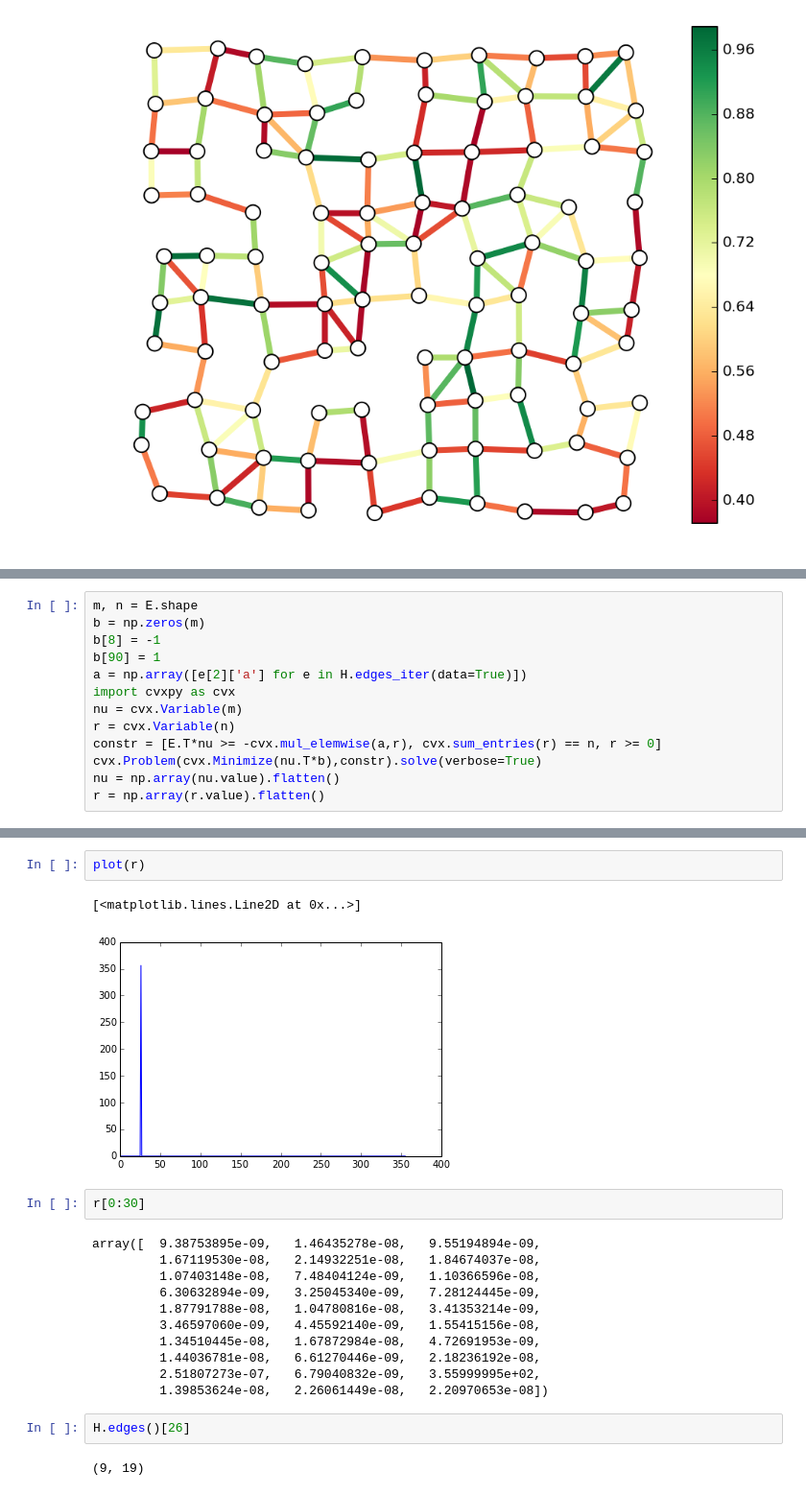
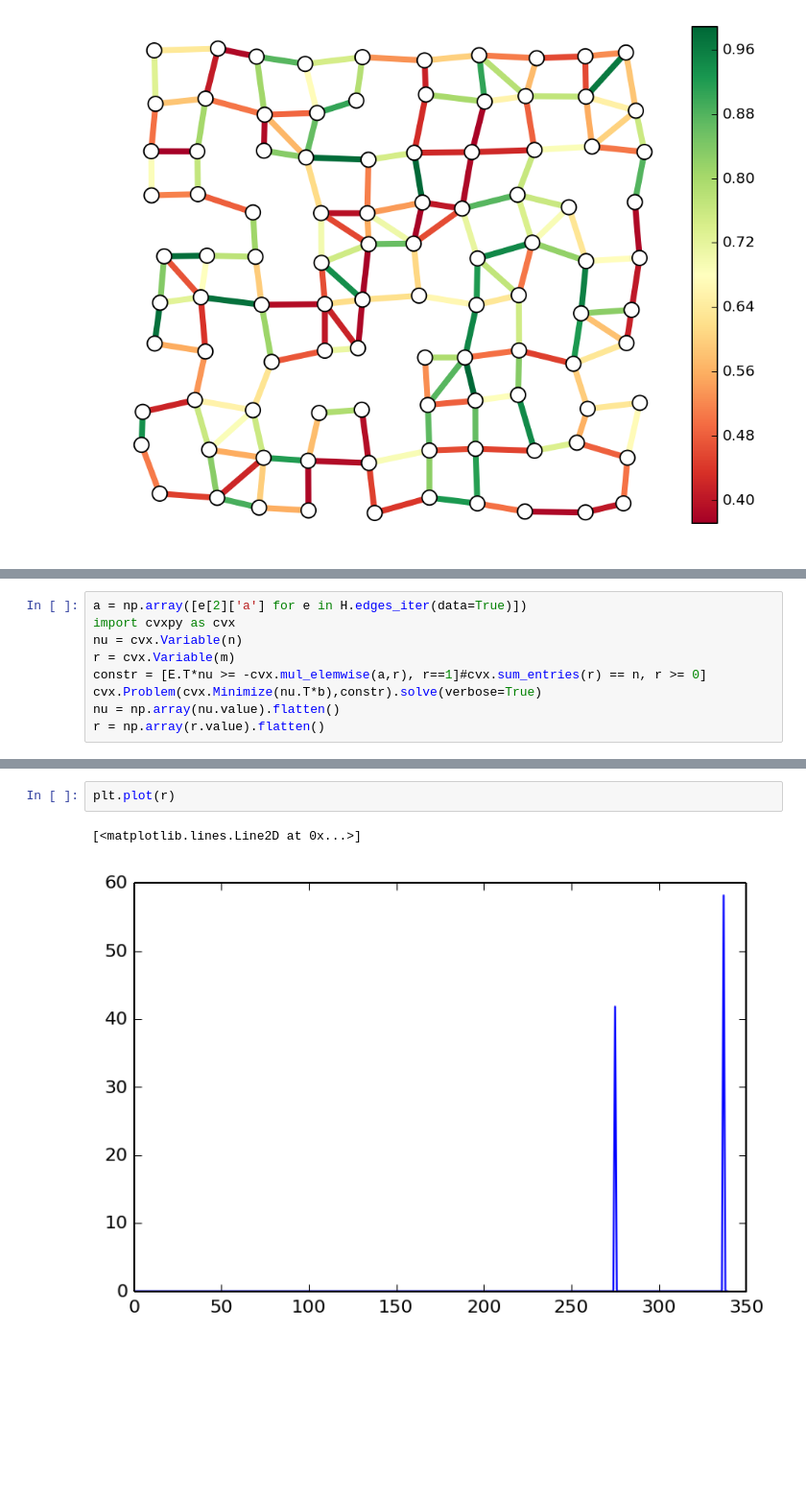
Before and after one commit to ajfriend/cvxpy_examples, a Jupyter notebook: flow.ipynb, the cells around one changed output, grey strips where cells are left out. Shown at 96% size. Drawn from its saved outputs; the diff is of its cells as text; blank space fills up the shorter version.

```diff
--- a/flow.ipynb
+++ b/flow.ipynb
@@ -186,13 +153,9 @@ plt.axis('off')
 # %%
-m, n = E.shape
-b = np.zeros(m)
-b[8] = -1
-b[90] = 1
 a = np.array([e[2]['a'] for e in H.edges_iter(data=True)])
 import cvxpy as cvx
-nu = cvx.Variable(m)
-r = cvx.Variable(n)
-constr = [E.T*nu >= -cvx.mul_elemwise(a,r), cvx.sum_entries(r) == n, r >= 0]
+nu = cvx.Variable(n)
+r = cvx.Variable(m)
+constr = [E.T*nu >= -cvx.mul_elemwise(a,r), r==1]#cvx.sum_entries(r) == n, r >= 0]
 cvx.Problem(cvx.Minimize(nu.T*b),constr).solve(verbose=True)
 nu = np.array(nu.value).flatten()
 r = np.array(r.value).flatten()
@@ -218,22 +182,5 @@ nu.dot(b)
-# %%
-plot(r)
-# %% [output]
-[<matplotlib.lines.Line2D at 0x...>]
-[figure, removed]
-# %%
-r[0:30]
-# %% [output]
-array([  9.38753895e-09,   1.46435278e-08,   9.55194894e-09,
-         1.67119530e-08,   2.14932251e-08,   1.84674037e-08,
-         1.07403148e-08,   7.48404124e-09,   1.10366596e-08,
-         6.30632894e-09,   3.25045340e-09,   7.28124445e-09,
-         1.87791788e-08,   1.04780816e-08,   3.41353214e-09,
-         3.46597060e-09,   4.45592140e-09,   1.55415156e-08,
-         1.34510445e-08,   1.67872984e-08,   4.72691953e-09,
-         1.44036781e-08,   6.61270446e-09,   2.18236192e-08,
-         2.51807273e-07,   6.79040832e-09,   3.55999995e+02,
-         1.39853624e-08,   2.26061449e-08,   2.20970653e-08])
-# %%
-H.edges()[26]
-# %% [output]
-(9, 19)
+# %%
+plt.plot(r)
+# %% [output]
+[<matplotlib.lines.Line2D at 0x...>]
+[figure, added]
```
Also changed, not shown: parts of 18 cells of this notebook.
